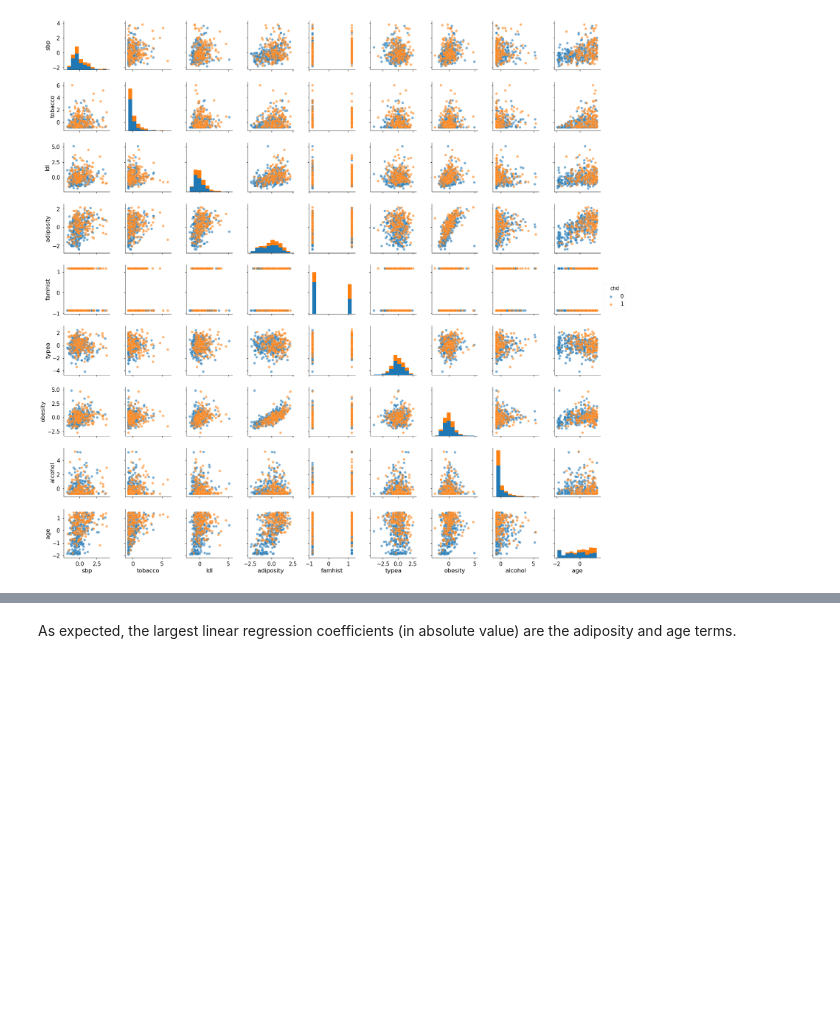
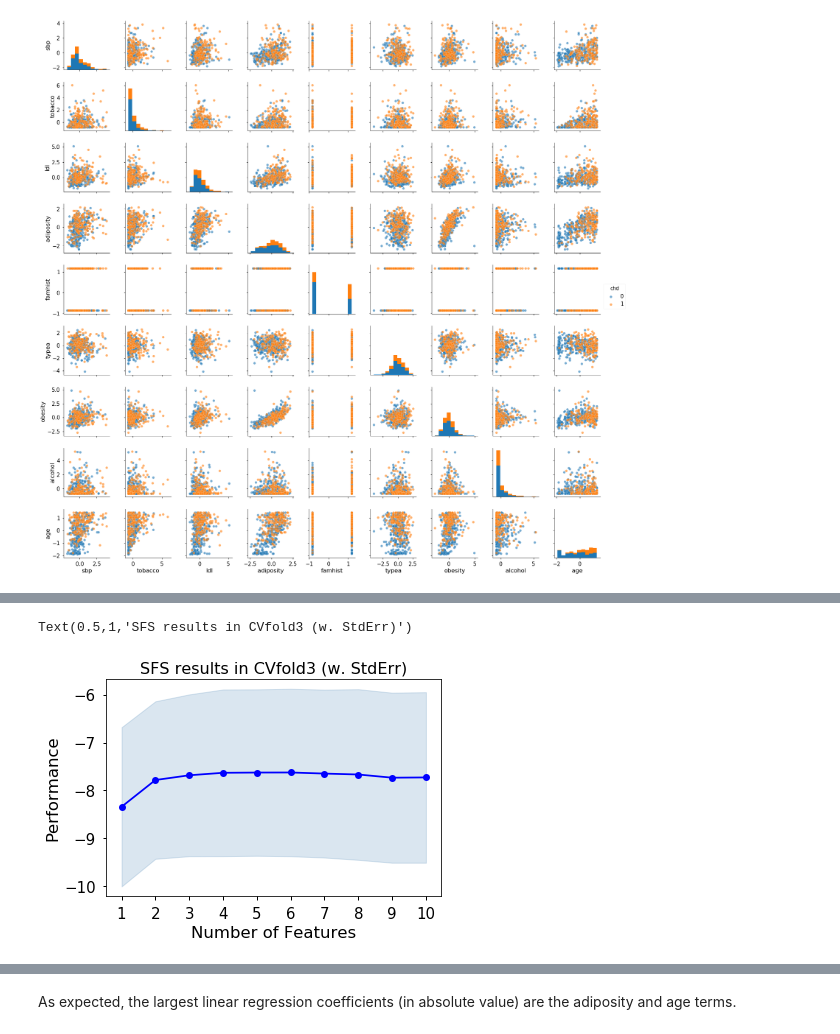
Before and after one commit to benbenasque/machine_learning_tutorials, a Jupyter notebook: machine_learning_exercise.ipynb, the cells around one changed output, grey strips where cells are left out. Cells and saved outputs as stored; diff of their text form; code cells hidden in the pictures; blank space fills up the shorter version.

```diff
--- a/machine_learning_exercise.ipynb
+++ b/machine_learning_exercise.ipynb
@@ -625,0 +790,7 @@ X_lr_model.head()
+# %%
+poly_terms = {'adiposity' : [2, 3], 'age' : [2]}
+# %%
+K_outer = 10
+K_inner = 10
+cv_inner_reg = KFold(n_splits=K_inner)
+cv_outer_reg = KFold(n_splits=K_outer)
@@ -625,0 +826,34 @@ X_lr_model.head()
+# %%
+cv_fold_selected_features, residuals, mse_list, inner_loop_res = [], [], [], []
+
+for index_train, index_test in cv_outer_reg.split(X_reg):
+
+    residuals_df = pd.DataFrame()
+    cv_fold_str = 'CVfold{}'.format(k)
+
+    X_train, y_train = X_reg.iloc[index_train], y_reg.iloc[index_train]
+    X_test, y_test = X_reg.iloc[index_test], y_reg.iloc[index_test]
+
+    pipe_fs = Pipeline(steps=steps_lreg_fs)
+    pipe_fs.fit(X_train, y_train)
+
+    y_est = pipe_fs.predict(X_test)
+
+    # Computing again mse (just to check)
+    mse_list.append(mse(y_test, y_est))
+
+    # Storing residuals
+    residuals_df = X_test
+    residuals_df['residuals'] = list(y_est - y_test)
+    residuals.append(residuals_df.reset_index(drop=True))
+
+     # Storing selected features in each outer cvfold
+    feature_names = pd.Series(list(pipe_fs.named_steps.extra_terms.feature_cols_))
+    cv_fold_selected_features.append(tuple(list(feature_names[list(pipe_fs.named_steps.sfs.k_feature_idx_)])))
+
+    # storing inner loop results for convenience
+    inner_loop_res.append(pd.DataFrame.from_dict(pipe_fs.named_steps.sfs.get_metric_dict()).T)
+
+mse_array = np.array(mse_list)
+print(mse_array)
+np.round(mse_array.mean(), 3)
@@ -625,0 +886,7 @@ X_lr_model.head()
+# %%
+cvfold = 3
+fig1 = plot_sfs(inner_loop_res[cvfold - 1].T, kind='std_err')
+plt.title('SFS results in CVfold{} (w. StdErr)'.format(cvfold), size=16)
+# %% [output]
+Text(0.5,1,'SFS results in CVfold3 (w. StdErr)')
+[figure, added]
```
Also changed, not shown: parts of 87 cells of this notebook.
